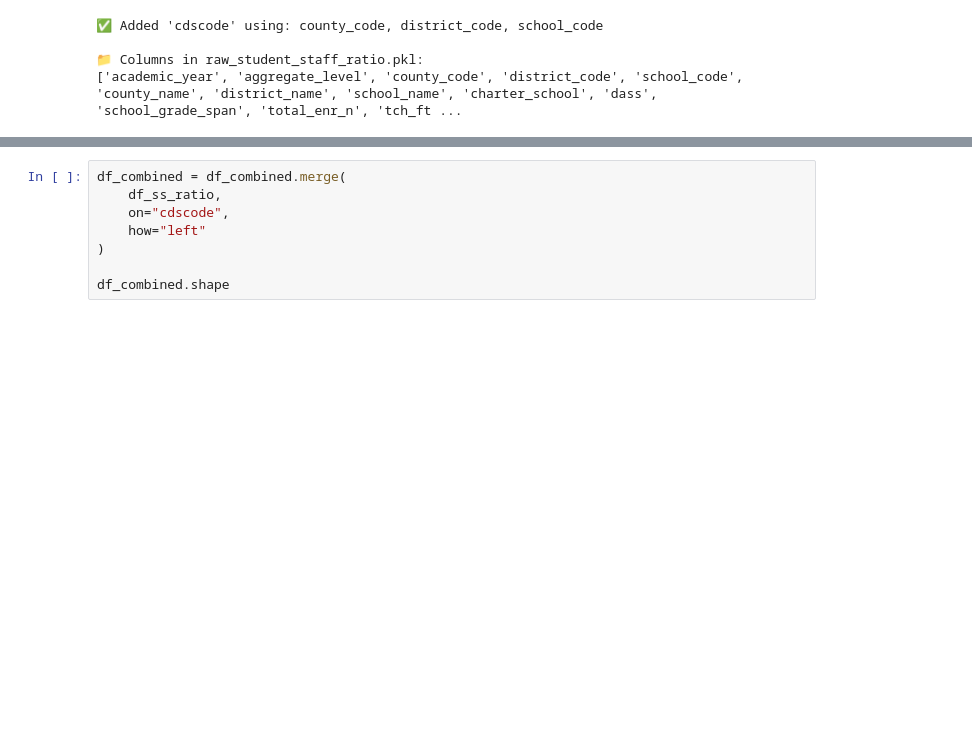
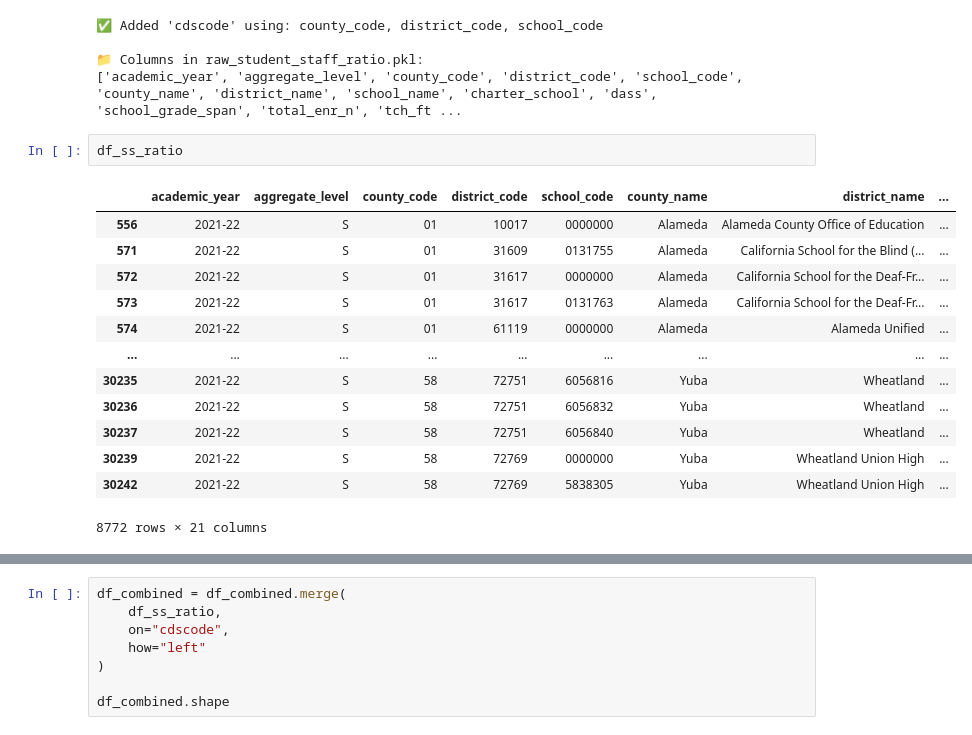
Before and after one commit to junclemente/ads599-capstone_project, a Jupyter notebook: library/01_data_preparation.ipynb, the cells around one changed output, grey strips where cells are left out. Cells and saved outputs as stored; diff of their text form; blank space fills up the shorter version.

```diff
--- a/library/01_data_preparation.ipynb
+++ b/library/01_data_preparation.ipynb
@@ -514,6 +514,22 @@ df_ss_ratio = rpkl(raw_pickle, "raw_student_staff_ratio.pkl")
 
 📁 Columns in raw_student_staff_ratio.pkl:
 ['academic_year', 'aggregate_level', 'county_code', 'district_code', 'school_code', 'county_name', 'district_name', 'school_name', 'charter_school', 'dass', 'school_grade_span', 'total_enr_n', 'tch_ft ...
+# %%
+df_ss_ratio
+# %% [output]
+|  | academic_year | aggregate_level | county_code | district_code | school_code | county_name | district_name | ... |
+| 556 | 2021-22 | S | 01 | 10017 | 0000000 | Alameda | Alameda County Office of Education | ... |
+| 571 | 2021-22 | S | 01 | 31609 | 0131755 | Alameda | California School for the Blind (... | ... |
+| 572 | 2021-22 | S | 01 | 31617 | 0000000 | Alameda | California School for the Deaf-Fr... | ... |
+| 573 | 2021-22 | S | 01 | 31617 | 0131763 | Alameda | California School for the Deaf-Fr... | ... |
+| 574 | 2021-22 | S | 01 | 61119 | 0000000 | Alameda | Alameda Unified | ... |
+| ... | ... | ... | ... | ... | ... | ... | ... | ... |
+| 30235 | 2021-22 | S | 58 | 72751 | 6056816 | Yuba | Wheatland | ... |
+| 30236 | 2021-22 | S | 58 | 72751 | 6056832 | Yuba | Wheatland | ... |
+| 30237 | 2021-22 | S | 58 | 72751 | 6056840 | Yuba | Wheatland | ... |
+| 30239 | 2021-22 | S | 58 | 72769 | 0000000 | Yuba | Wheatland Union High | ... |
+| 30242 | 2021-22 | S | 58 | 72769 | 5838305 | Yuba | Wheatland Union High | ... |
+8772 rows × 21 columns
 # %%
 cols_ss_ratio = [
     # 'academic_year',
```
Also changed, not shown: parts of 2 cells of this notebook, 1 other file.
